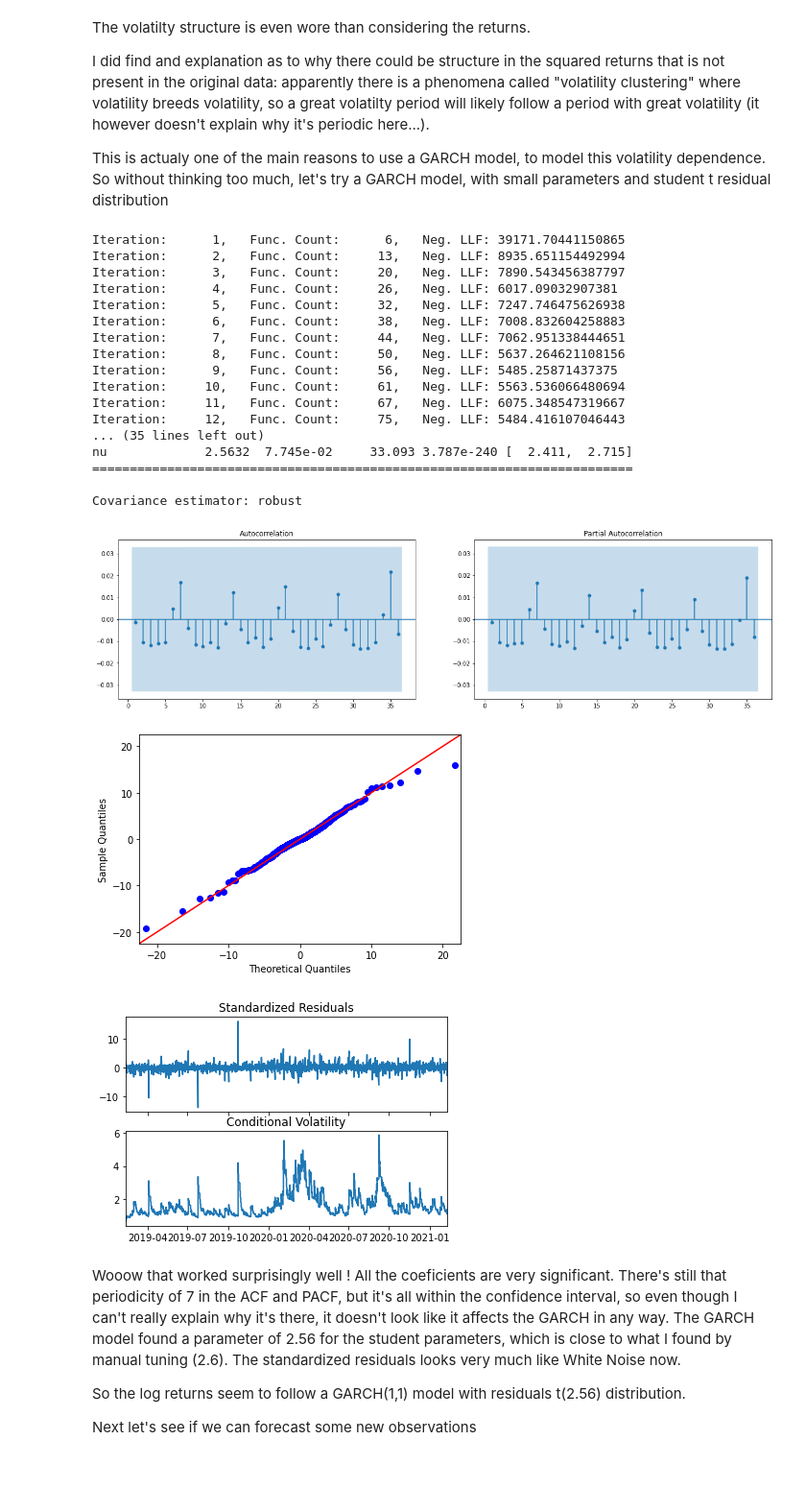
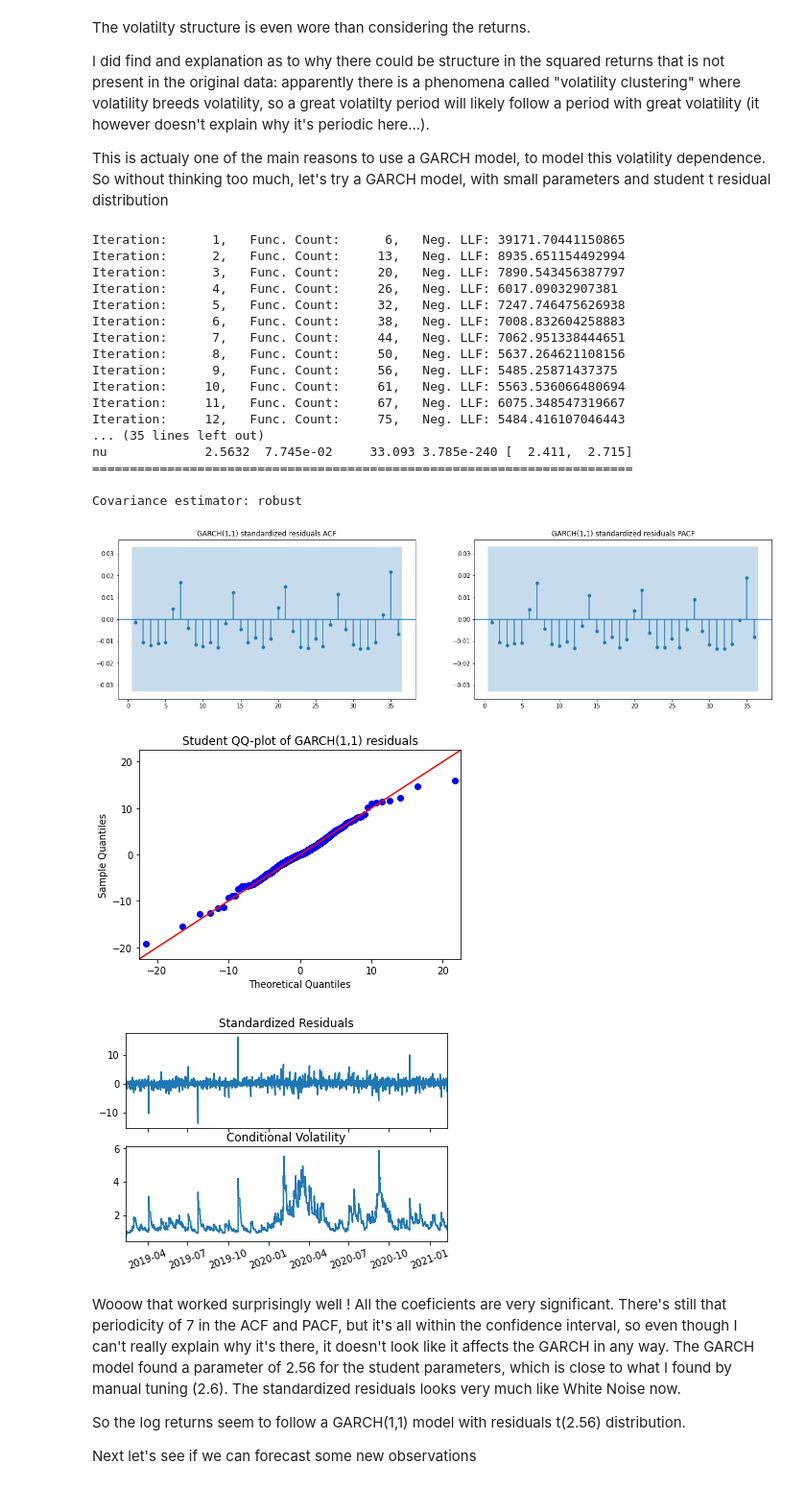
Before and after one commit to Sekarski/MasterThesis, a Jupyter notebook: exploration/TimeSeriesApproach.ipynb, the cells around one changed output. Shown at 96% size. Saved outputs shown, nothing was run; the diff lists cells and outputs as text; code cells hidden in the pictures.

```diff
--- a/exploration/TimeSeriesApproach.ipynb
+++ b/exploration/TimeSeriesApproach.ipynb
@@ -201,40 +241,48 @@ This is actualy one of the main reasons to use a GARCH model, to model this vola
 # %%
 model = arch_model(tsla_ret.dropna(), mean='Zero', vol='GARCH', p=1, q=1, dist='t')
 model_fit = model.fit() #update_freq=7
 
 print(model_fit.summary())
 
 fig, axs = plt.subplots(1,2,figsize=(20,5))
-plot_acf((model_fit.std_resid.dropna())**2,zero=False,ax=axs[0])
-plot_pacf((model_fit.std_resid.dropna())**2,zero=False,ax=axs[1])
+plot_acf((model_fit.std_resid.dropna())**2,zero=False,title="GARCH(1,1) standardized residuals ACF",ax=axs[0])
+plot_pacf((model_fit.std_resid.dropna())**2,zero=False,title="GARCH(1,1) standardized residuals PACF",ax=axs[1])
+path_img_acf_garch = "../report/img/img_acf_garch.pdf"
+plt.savefig(path_img_acf_garch, bbox_inches="tight")
 plt.show()
+
 qqplot(model_fit.resid, dist=stats.t, distargs=(model_fit.params[-1],), line="45")
-#qqplot(model_fit.std_resid)
+plt.title("Student QQ-plot of GARCH(1,1) residuals")
+path_img_sqq_garch = "../report/img/img_sqq_garch.pdf"
+plt.savefig(path_img_sqq_garch, bbox_inches="tight")
 plt.show()
 
 model_fit.plot()
+plt.xticks(rotation=20)
+path_img_resid_garch = "../report/img/img_resid_garch.pdf"
+plt.savefig(path_img_resid_garch, bbox_inches="tight")
 plt.show()
 # %% [output]
 Iteration:      1,   Func. Count:      6,   Neg. LLF: 39171.70441150865
 Iteration:      2,   Func. Count:     13,   Neg. LLF: 8935.651154492994
 Iteration:      3,   Func. Count:     20,   Neg. LLF: 7890.543456387797
 Iteration:      4,   Func. Count:     26,   Neg. LLF: 6017.09032907381
 Iteration:      5,   Func. Count:     32,   Neg. LLF: 7247.746475626938
 Iteration:      6,   Func. Count:     38,   Neg. LLF: 7008.832604258883
 Iteration:      7,   Func. Count:     44,   Neg. LLF: 7062.951338444651
 Iteration:      8,   Func. Count:     50,   Neg. LLF: 5637.264621108156
 Iteration:      9,   Func. Count:     56,   Neg. LLF: 5485.25871437375
 Iteration:     10,   Func. Count:     61,   Neg. LLF: 5563.536066480694
 Iteration:     11,   Func. Count:     67,   Neg. LLF: 6075.348547319667
 Iteration:     12,   Func. Count:     75,   Neg. LLF: 5484.416107046443
 ... (35 lines left out)
-nu             2.5632  7.745e-02     33.093 3.787e-240 [  2.411,  2.715]
+nu             2.5632  7.745e-02     33.093 3.785e-240 [  2.411,  2.715]
 ========================================================================
 
 Covariance estimator: robust
-[figure, old version]
+[figure, new version]
-[figure, old version]
+[figure, new version]
-[figure, old version]
+[figure, new version]
 # %% [markdown]
 Wooow that worked surprisingly well ! All the coeficients are very significant. There's still that periodicity of 7 in the ACF and PACF, but it's all within the confidence interval, so even though I can't really explain why it's there, it doesn't look like it affects the GARCH in any way. The GARCH model found a parameter of 2.56 for the student parameters, which is close to what I found by manual tuning (2.6). The standardized residuals looks very much like White Noise now.
 
```
Also changed, not shown: parts of 10 cells of this notebook, 4 other files.
